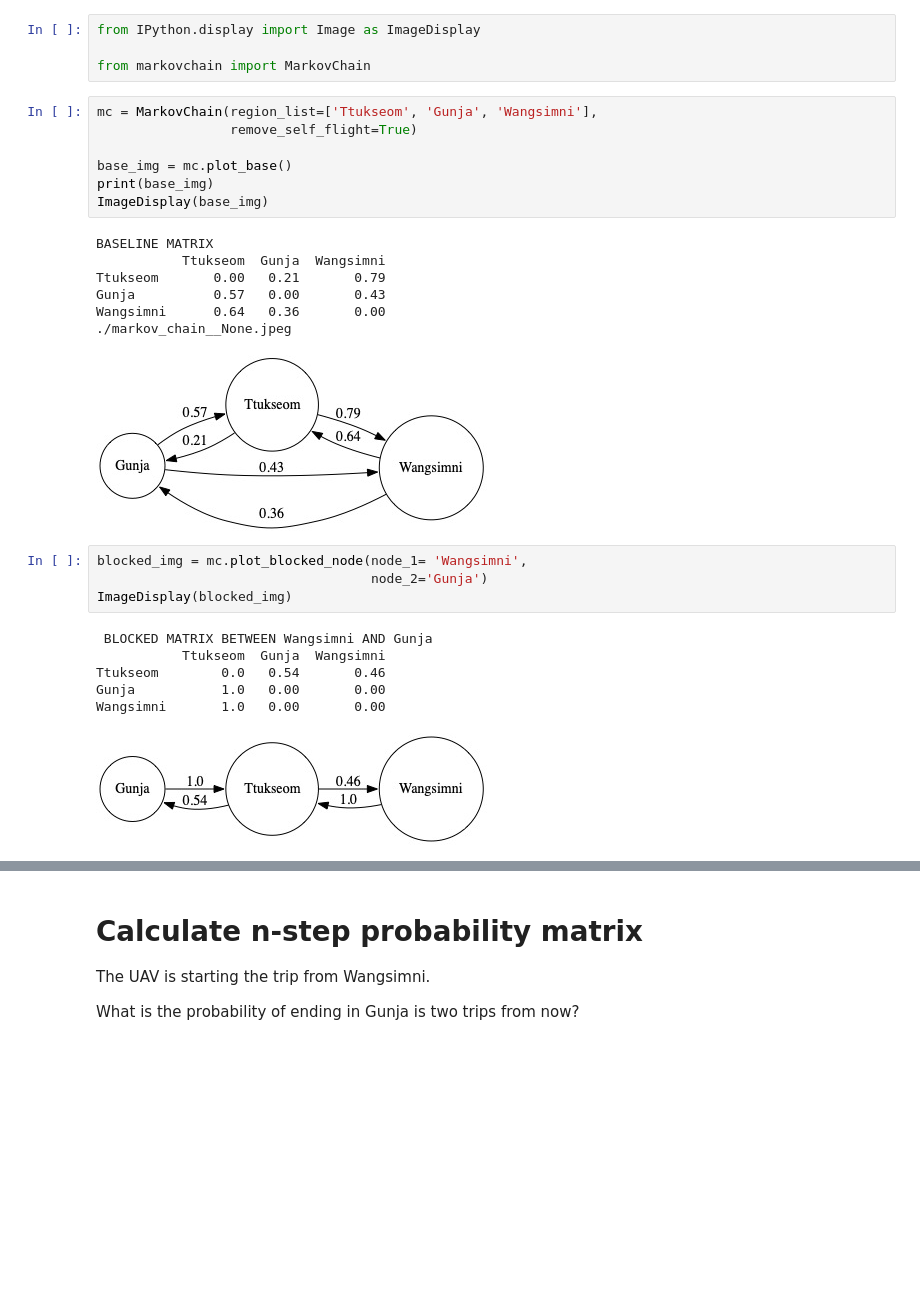
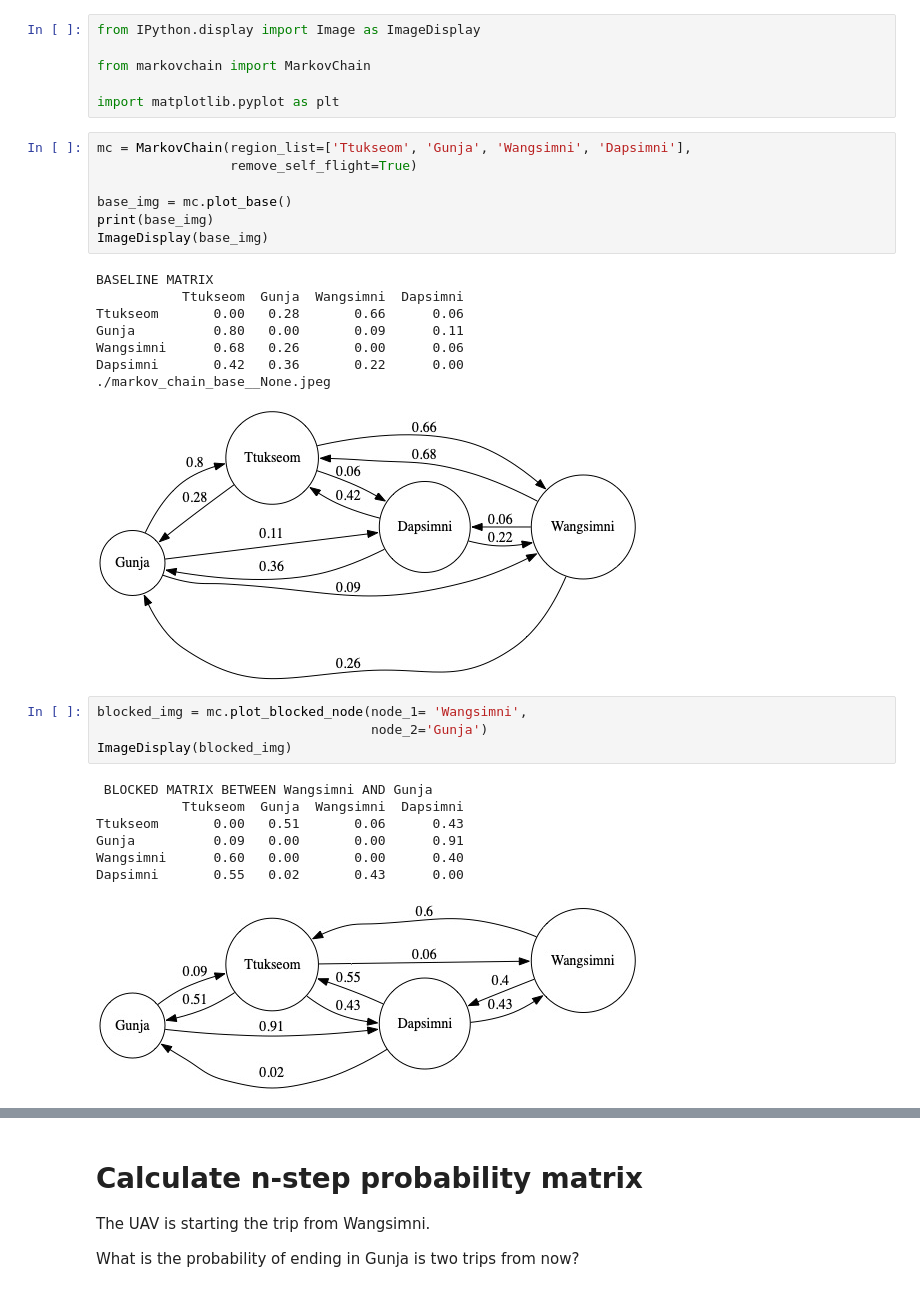
Before and after one commit to ardiantovn/markovchain, a Jupyter notebook: markovchain.ipynb, the cells around one changed output, grey strips where cells are left out. Saved outputs shown, nothing was run; the diff lists cells and outputs as text; blank space fills up the shorter version.

```diff
--- a/markovchain.ipynb
+++ b/markovchain.ipynb
@@ -2,32 +2,36 @@
 from IPython.display import Image as ImageDisplay
 
 from markovchain import MarkovChain
+
+import matplotlib.pyplot as plt
 # %%
-mc = MarkovChain(region_list=['Ttukseom', 'Gunja', 'Wangsimni'],
+mc = MarkovChain(region_list=['Ttukseom', 'Gunja', 'Wangsimni', 'Dapsimni'],
                  remove_self_flight=True)
 
 base_img = mc.plot_base()
 print(base_img)
 ImageDisplay(base_img)
 # %% [output]
 BASELINE MATRIX
-           Ttukseom  Gunja  Wangsimni
-Ttukseom       0.00   0.21       0.79
-Gunja          0.57   0.00       0.43
-Wangsimni      0.64   0.36       0.00
-./markov_chain__None.jpeg
+           Ttukseom  Gunja  Wangsimni  Dapsimni
+Ttukseom       0.00   0.28       0.66      0.06
+Gunja          0.80   0.00       0.09      0.11
+Wangsimni      0.68   0.26       0.00      0.06
+Dapsimni       0.42   0.36       0.22      0.00
+./markov_chain_base__None.jpeg
-[figure, old version]
+[figure, new version]
 # %%
 blocked_img = mc.plot_blocked_node(node_1= 'Wangsimni',
                                    node_2='Gunja')
 ImageDisplay(blocked_img)
 # %% [output]
  BLOCKED MATRIX BETWEEN Wangsimni AND Gunja
-           Ttukseom  Gunja  Wangsimni
-Ttukseom        0.0   0.54       0.46
-Gunja           1.0   0.00       0.00
-Wangsimni       1.0   0.00       0.00
+           Ttukseom  Gunja  Wangsimni  Dapsimni
+Ttukseom       0.00   0.51       0.06      0.43
+Gunja          0.09   0.00       0.00      0.91
+Wangsimni      0.60   0.00       0.00      0.40
+Dapsimni       0.55   0.02       0.43      0.00
-[figure, old version]
+[figure, new version]
 # %%
 init_region = 'Wangsimni'
 dest_region = 'Gunja'
```
Also changed, not shown: parts of 3 cells of this notebook, 35 other files.
